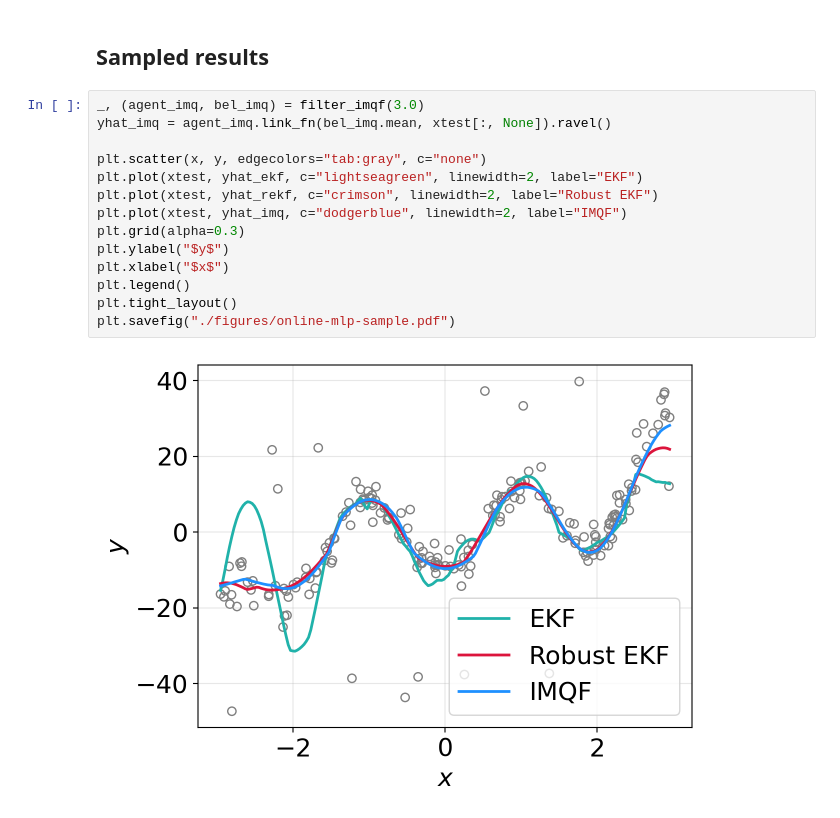
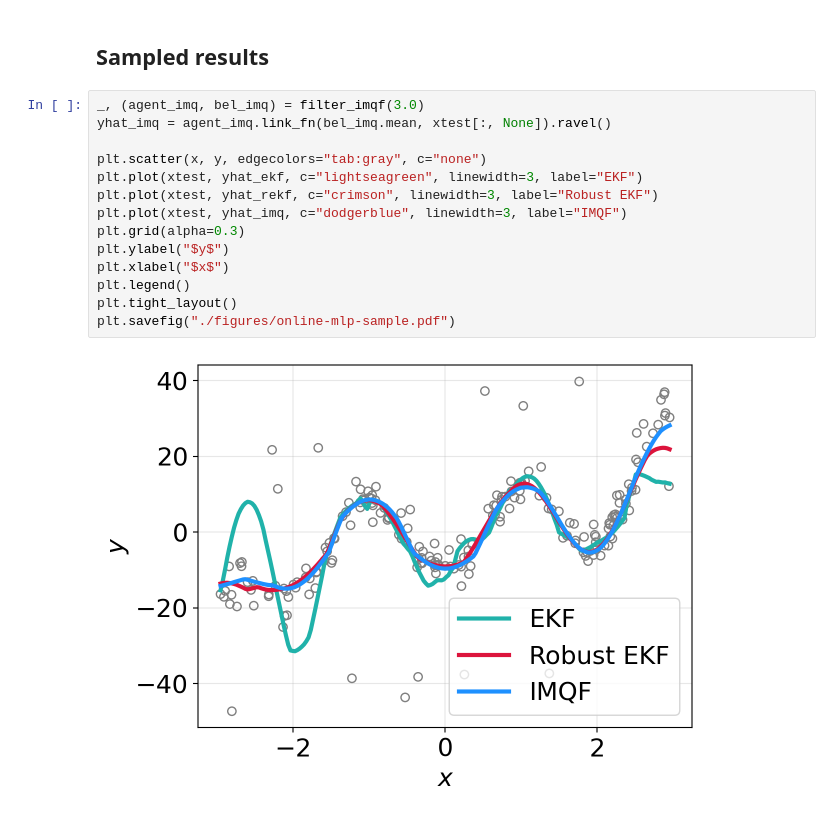
Before and after one commit to gerdm/weighted-likelihood-filter, a Jupyter notebook: experiments/online-mlp-training.ipynb, the cells around one changed output. Drawn from its saved outputs; the diff is of its cells as text.

```diff
--- a/experiments/online-mlp-training.ipynb
+++ b/experiments/online-mlp-training.ipynb
@@ -314,16 +314,16 @@ plt.savefig("./figures/online-mlp-benchmark.pdf")
 # %%
 _, (agent_imq, bel_imq) = filter_imqf(3.0)
 yhat_imq = agent_imq.link_fn(bel_imq.mean, xtest[:, None]).ravel()
 
 plt.scatter(x, y, edgecolors="tab:gray", c="none")
-plt.plot(xtest, yhat_ekf, c="lightseagreen", linewidth=2, label="EKF")
-plt.plot(xtest, yhat_rekf, c="crimson", linewidth=2, label="Robust EKF")
-plt.plot(xtest, yhat_imq, c="dodgerblue", linewidth=2, label="IMQF")
+plt.plot(xtest, yhat_ekf, c="lightseagreen", linewidth=3, label="EKF")
+plt.plot(xtest, yhat_rekf, c="crimson", linewidth=3, label="Robust EKF")
+plt.plot(xtest, yhat_imq, c="dodgerblue", linewidth=3, label="IMQF")
 plt.grid(alpha=0.3)
 plt.ylabel("$y$")
 plt.xlabel("$x$")
 plt.legend()
 plt.tight_layout()
 plt.savefig("./figures/online-mlp-sample.pdf")
 # %% [output]
-[figure, old version]
+[figure, new version]
```
Also changed, not shown: parts of 3 cells of this notebook.
